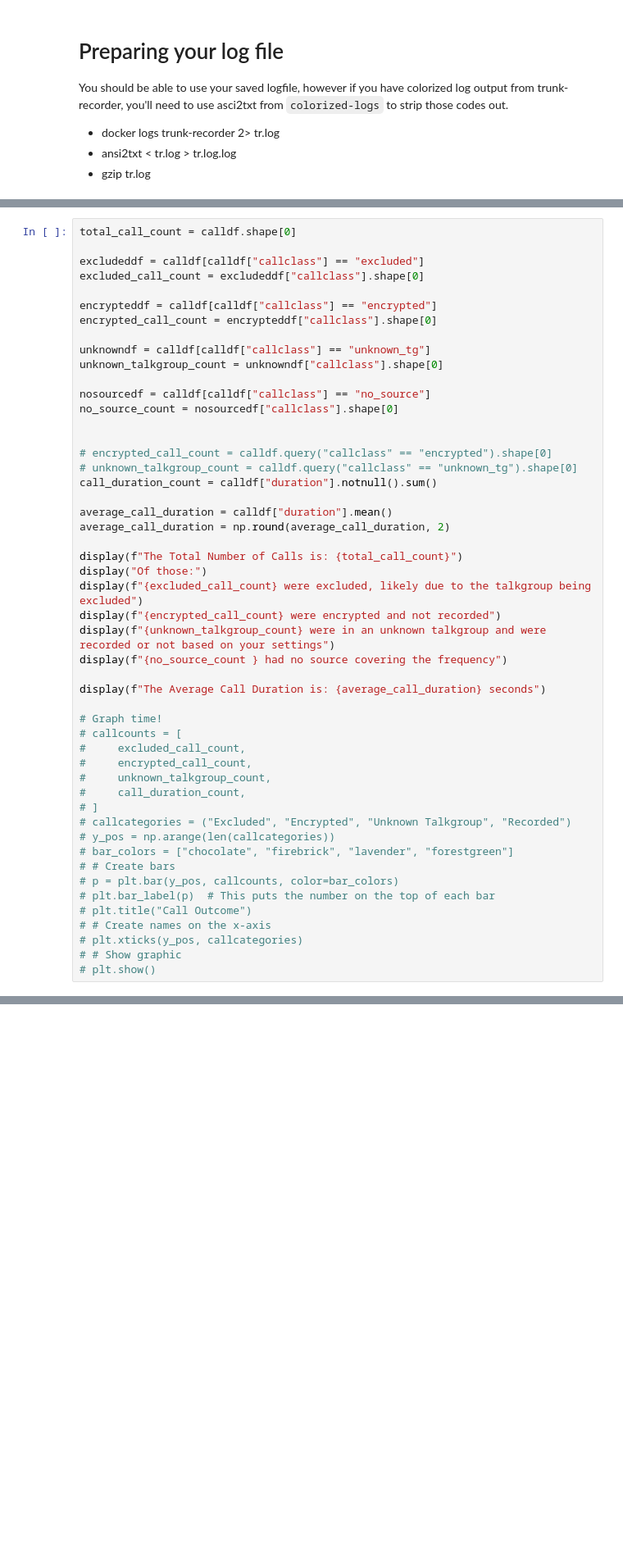
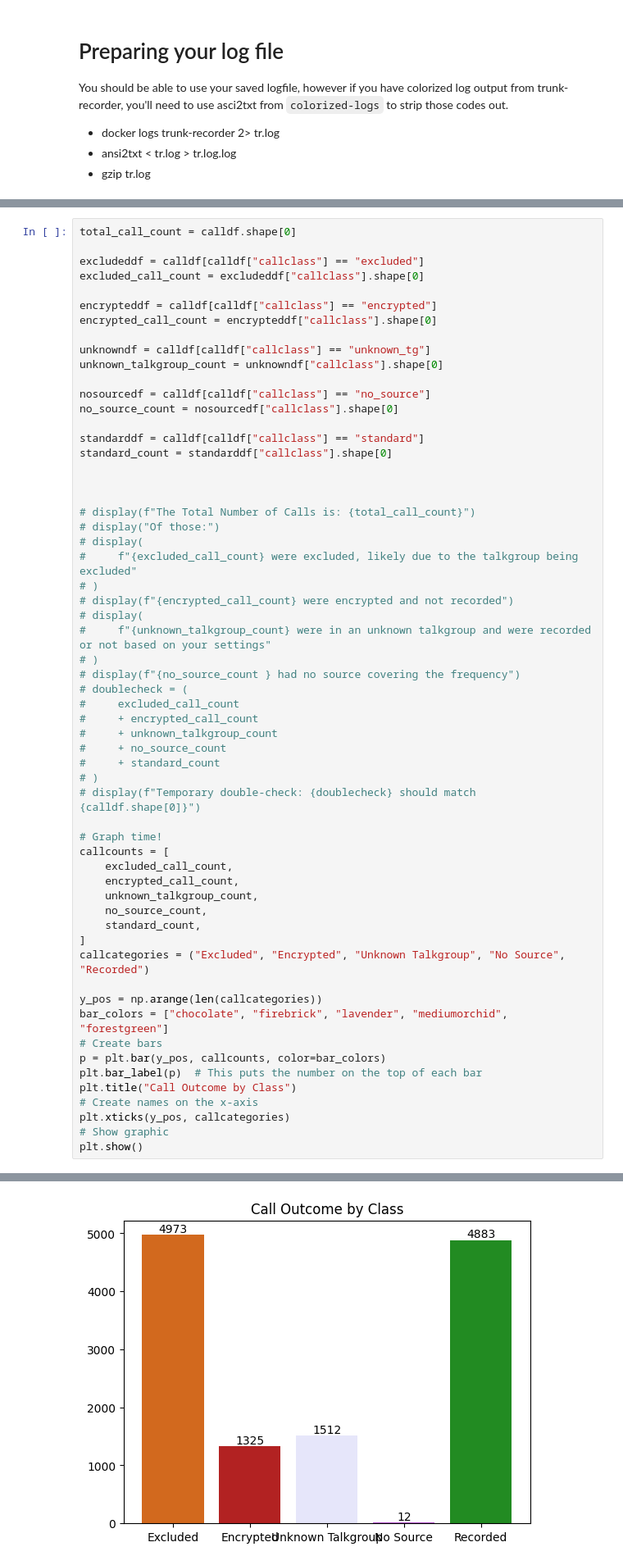
Before and after one commit to jquagga/tr-log-analyzer, a Jupyter notebook: trlog.ipynb, the cells around one changed output, grey strips where cells are left out. Shown at 82% size. Drawn from its saved outputs; the diff is of its cells as text; blank space fills up the shorter version.

```diff
--- a/trlog.ipynb
+++ b/trlog.ipynb
@@ -129,39 +137,48 @@ unknown_talkgroup_count = unknowndf["callclass"].shape[0]
 nosourcedf = calldf[calldf["callclass"] == "no_source"]
 no_source_count = nosourcedf["callclass"].shape[0]
 
+standarddf = calldf[calldf["callclass"] == "standard"]
+standard_count = standarddf["callclass"].shape[0]
 
-# encrypted_call_count = calldf.query("callclass" == "encrypted").shape[0]
-# unknown_talkgroup_count = calldf.query("callclass" == "unknown_tg").shape[0]
-call_duration_count = calldf["duration"].notnull().sum()
 
-average_call_duration = calldf["duration"].mean()
-average_call_duration = np.round(average_call_duration, 2)
 
-display(f"The Total Number of Calls is: {total_call_count}")
-display("Of those:")
-display(f"{excluded_call_count} were excluded, likely due to the talkgroup being excluded")
-display(f"{encrypted_call_count} were encrypted and not recorded")
-display(f"{unknown_talkgroup_count} were in an unknown talkgroup and were recorded or not based on your settings")
-display(f"{no_source_count } had no source covering the frequency")
-
-display(f"The Average Call Duration is: {average_call_duration} seconds")
+# display(f"The Total Number of Calls is: {total_call_count}")
+# display("Of those:")
+# display(
+#     f"{excluded_call_count} were excluded, likely due to the talkgroup being excluded"
+# )
+# display(f"{encrypted_call_count} were encrypted and not recorded")
+# display(
+#     f"{unknown_talkgroup_count} were in an unknown talkgroup and were recorded or not based on your settings"
+# )
+# display(f"{no_source_count } had no source covering the frequency")
+# doublecheck = (
+#     excluded_call_count
+#     + encrypted_call_count
+#     + unknown_talkgroup_count
+#     + no_source_count
+#     + standard_count
+# )
+# display(f"Temporary double-check: {doublecheck} should match {calldf.shape[0]}")
 
 # Graph time!
-# callcounts = [
-#     excluded_call_count,
-#     encrypted_call_count,
-#     unknown_talkgroup_count,
-#     call_duration_count,
-# ]
-# callcategories = ("Excluded", "Encrypted", "Unknown Talkgroup", "Recorded")
-# y_pos = np.arange(len(callcategories))
-# bar_colors = ["chocolate", "firebrick", "lavender", "forestgreen"]
-# # Create bars
-# p = plt.bar(y_pos, callcounts, color=bar_colors)
-# plt.bar_label(p)  # This puts the number on the top of each bar
-# plt.title("Call Outcome")
-# # Create names on the x-axis
-# plt.xticks(y_pos, callcategories)
-# # Show graphic
-# plt.show()
+callcounts = [
+    excluded_call_count,
+    encrypted_call_count,
+    unknown_talkgroup_count,
+    no_source_count,
+    standard_count,
+]
+callcategories = ("Excluded", "Encrypted", "Unknown Talkgroup", "No Source", "Recorded")
+
+y_pos = np.arange(len(callcategories))
+bar_colors = ["chocolate", "firebrick", "lavender", "mediumorchid", "forestgreen"]
+# Create bars
+p = plt.bar(y_pos, callcounts, color=bar_colors)
+plt.bar_label(p)  # This puts the number on the top of each bar
+plt.title("Call Outcome by Class")
+# Create names on the x-axis
+plt.xticks(y_pos, callcategories)
+# Show graphic
+plt.show()
 # %% [output]
@@ -175,3 +185,4 @@ display(f"The Average Call Duration is: {average_call_duration} seconds")
+[figure, added]
 # %%
 # Filter out the 0 frequency listings common when trunk-recorder first starts up.
 frequencydf = calldf[calldf["frequency"] != 0]
```
Also changed, not shown: parts of 6 cells of this notebook, 1 other file.
